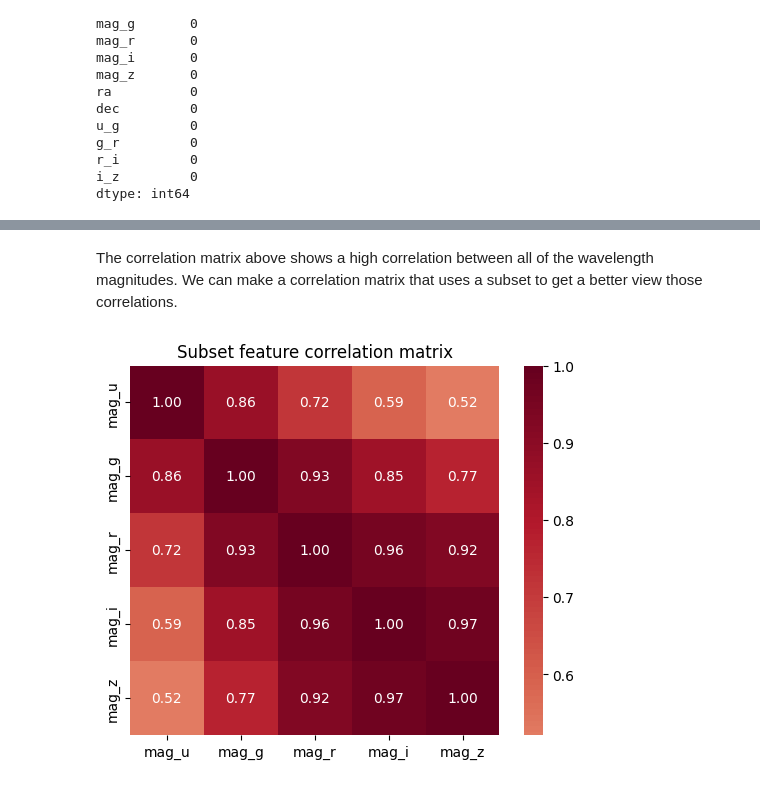
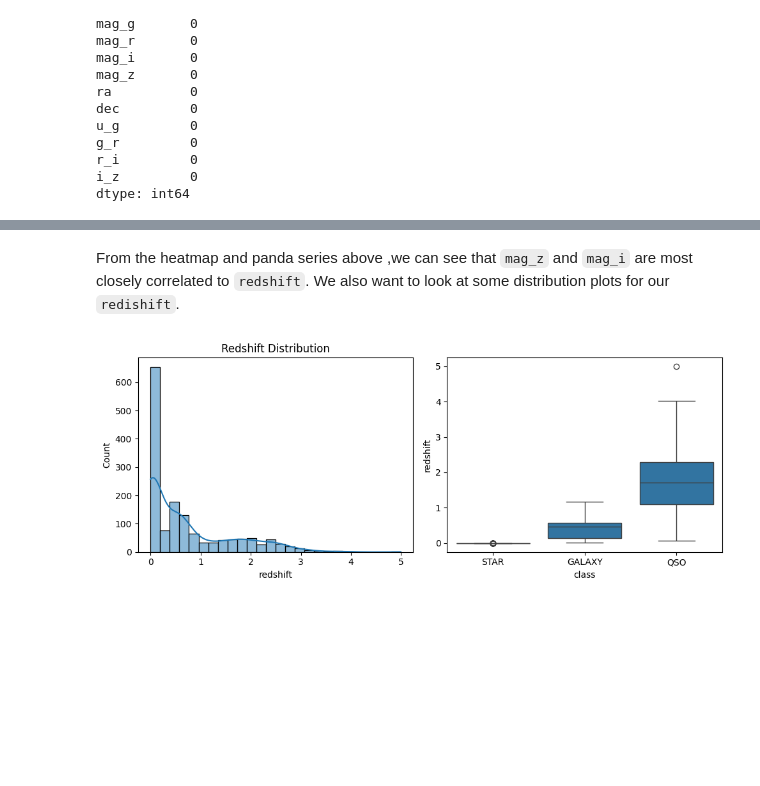
Before and after one commit to lexlexpdx/valinor, a Jupyter notebook: school/SYSC410/data_adventures/data_adventure1.ipynb, the cells around one changed output, grey strips where cells are left out. Cells and saved outputs as stored; diff of their text form; code cells hidden in the pictures; blank space fills up the shorter version.

```diff
--- a/school/SYSC410/data_adventures/data_adventure1.ipynb
+++ b/school/SYSC410/data_adventures/data_adventure1.ipynb
@@ -112,13 +80,10 @@ numeric_cols = ["ra",
                 "g_r",
                 "r_i",
                 "i_z"]
-
-imputer = SimpleImputer(strategy = "median")
-df[numeric_cols] = imputer.fit_transform(df[numeric_cols])
-df = df.dropna()
-print(f"Rows after imputation and cleanup: {len(df)}")
-
-# # Pipeline Step 2: Explore
-#
-#
+corr = df[numeric_cols].corr()
+plt.figure(figsize = (8, 8))
+sns.heatmap(corr, annot = True, fmt = "0.2f", cmap = "RdBu_r", center = 0, square = True)
+plt.title("Feature correlation matrix")
+plt.tight_layout()
+plt.show()
 # %% [output]
@@ -146,12 +91,14 @@ plt.show()
 # %% [markdown]
-The correlation matrix above shows a high correlation between all of the wavelength
-magnitudes. We can make a correlation matrix that uses a subset to get a better
-view those correlations.
+From the heatmap and panda series above ,we can see that `mag_z` and `mag_i` are
+most closely correlated to `redshift`. We also want to look at some distribution
+plots for our `redishift`.
 # %%
-features = df[["mag_u", "mag_g", "mag_r", "mag_i", "mag_z"]]
-corr_2 = features.corr()
-sns.heatmap(corr_2, annot = True, fmt = "0.2f", cmap = "RdBu_r", center = 0, square = True)
-plt.title("Subset feature correlation matrix")
+fig, axes = plt.subplots(1, 2, figsize = (10, 4))
+sns.histplot(data = df, x = "redshift", kde = True, ax = axes[0])
+axes[0].set_title("Redshift Distribution")
+
+sns.boxplot(data = df, x = "class", y = "redshift", ax = axes[1])
+plt.tight_layout()
 plt.show()
 # %% [output]
-[figure, old version]
+[figure, new version]
```
Also changed, not shown: parts of 22 cells of this notebook, 14 other files.
